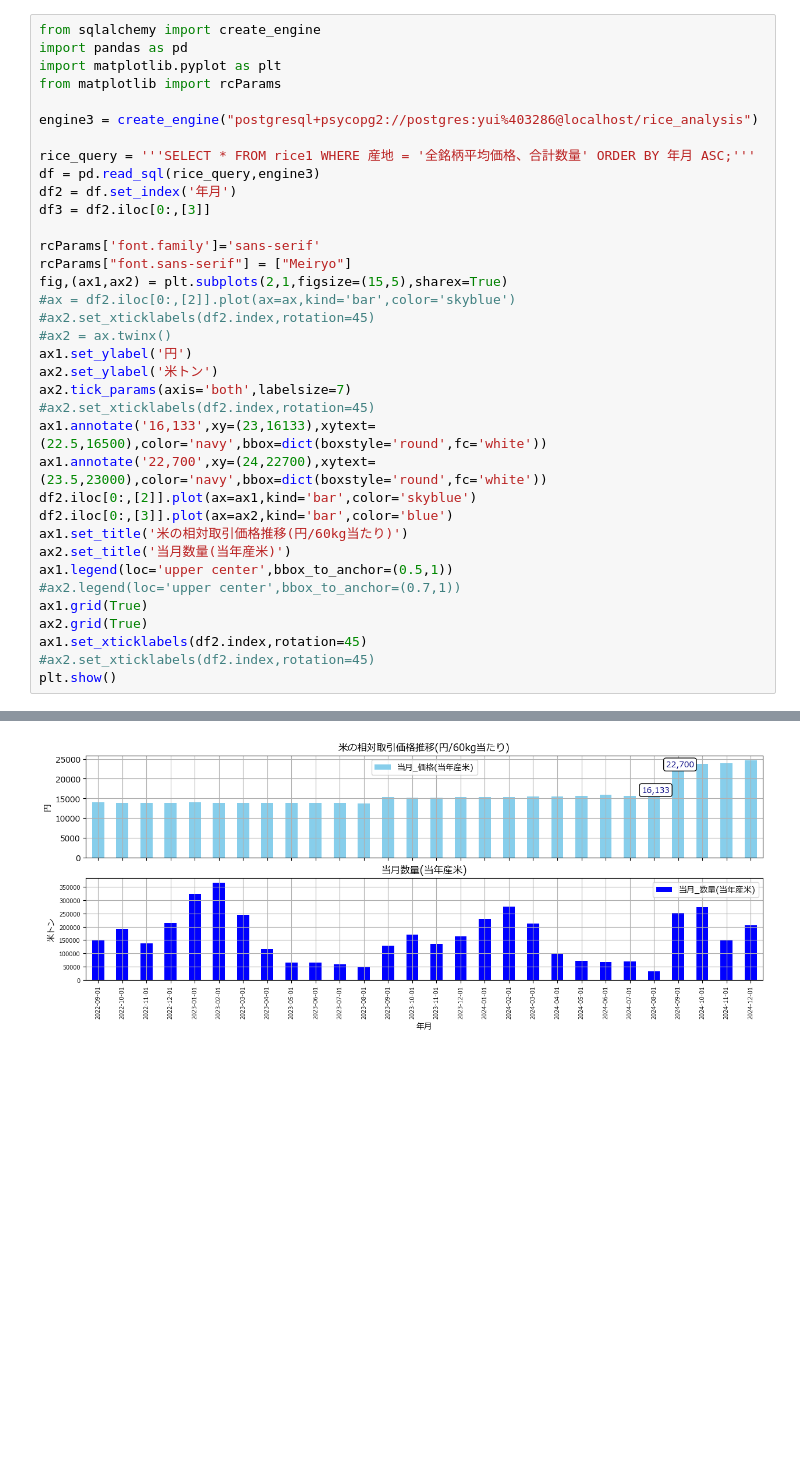
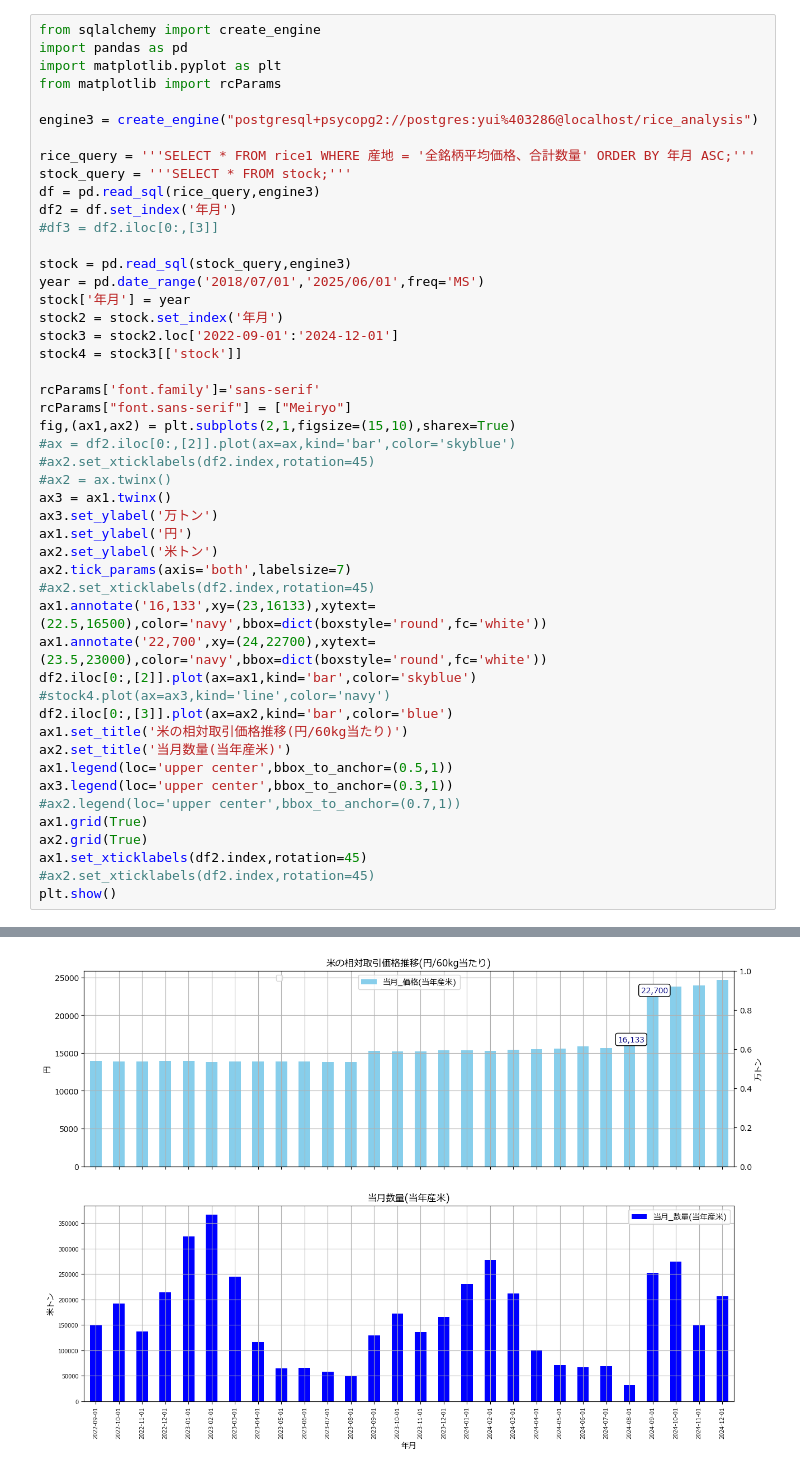
Before and after one commit to Pipikopimame/orbe_public2, a Jupyter notebook: 米_相対取引価格推移.ipynb, the cells around one changed output, grey strips where cells are left out. Cells and saved outputs as stored; diff of their text form; blank space fills up the shorter version.

```diff
--- a/米_相対取引価格推移.ipynb
+++ b/米_相対取引価格推移.ipynb
@@ -7,16 +7,26 @@ from matplotlib import rcParams
 engine3 = create_engine("postgresql+psycopg2://postgres:yui%403286@localhost/rice_analysis")
 
 rice_query = '''SELECT * FROM rice1 WHERE 産地 = '全銘柄平均価格、合計数量' ORDER BY 年月 ASC;'''
+stock_query = '''SELECT * FROM stock;'''
 df = pd.read_sql(rice_query,engine3)
 df2 = df.set_index('年月')
-df3 = df2.iloc[0:,[3]]
+#df3 = df2.iloc[0:,[3]]
+
+stock = pd.read_sql(stock_query,engine3)
+year = pd.date_range('2018/07/01','2025/06/01',freq='MS')
+stock['年月'] = year
+stock2 = stock.set_index('年月')
+stock3 = stock2.loc['2022-09-01':'2024-12-01']
+stock4 = stock3[['stock']]
 
 rcParams['font.family']='sans-serif'
 rcParams["font.sans-serif"] = ["Meiryo"]
-fig,(ax1,ax2) = plt.subplots(2,1,figsize=(15,5),sharex=True)
+fig,(ax1,ax2) = plt.subplots(2,1,figsize=(15,10),sharex=True)
 #ax = df2.iloc[0:,[2]].plot(ax=ax,kind='bar',color='skyblue')
 #ax2.set_xticklabels(df2.index,rotation=45)
 #ax2 = ax.twinx()
+ax3 = ax1.twinx()
+ax3.set_ylabel('万トン')
 ax1.set_ylabel('円')
 ax2.set_ylabel('米トン')
 ax2.tick_params(axis='both',labelsize=7)
@@ -24,10 +34,12 @@ ax2.tick_params(axis='both',labelsize=7)
 ax1.annotate('16,133',xy=(23,16133),xytext=(22.5,16500),color='navy',bbox=dict(boxstyle='round',fc='white'))
 ax1.annotate('22,700',xy=(24,22700),xytext=(23.5,23000),color='navy',bbox=dict(boxstyle='round',fc='white'))
 df2.iloc[0:,[2]].plot(ax=ax1,kind='bar',color='skyblue')
+#stock4.plot(ax=ax3,kind='line',color='navy')
 df2.iloc[0:,[3]].plot(ax=ax2,kind='bar',color='blue')
 ax1.set_title('米の相対取引価格推移(円/60kg当たり)')
 ax2.set_title('当月数量(当年産米)')
 ax1.legend(loc='upper center',bbox_to_anchor=(0.5,1))
+ax3.legend(loc='upper center',bbox_to_anchor=(0.3,1))
 #ax2.legend(loc='upper center',bbox_to_anchor=(0.7,1))
 ax1.grid(True)
 ax2.grid(True)
@@ -38,2 +51,2 @@ plt.show()
-[figure, old version]
+[figure, new version]
 # %%
```
Also changed, not shown: parts of 3 cells of this notebook.
